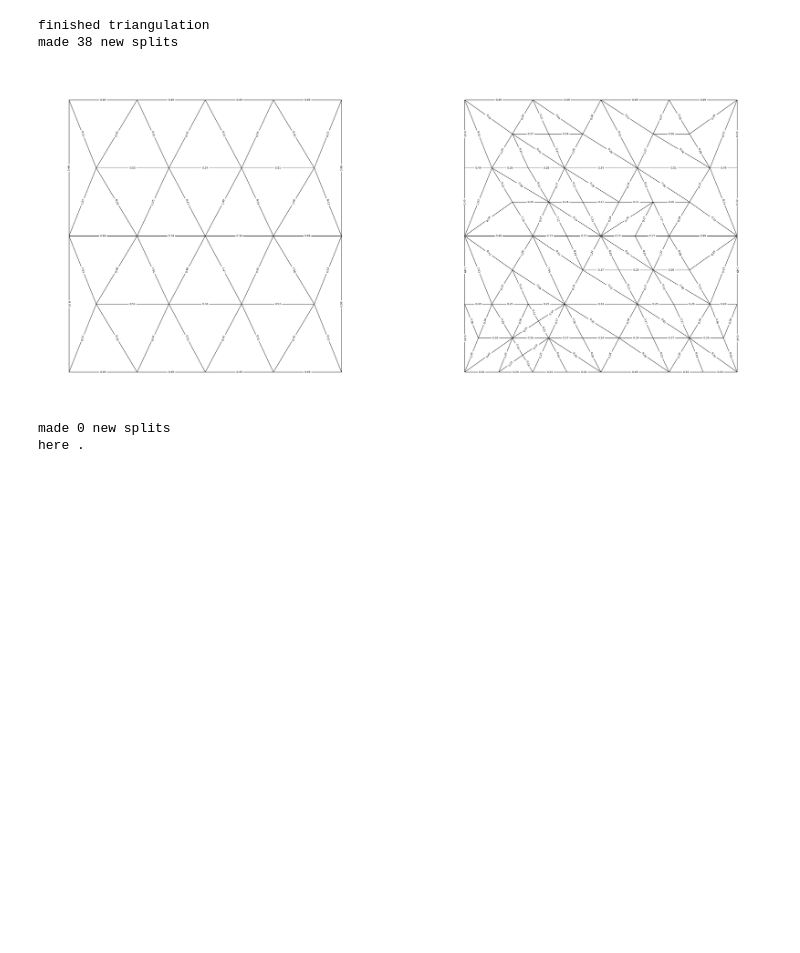
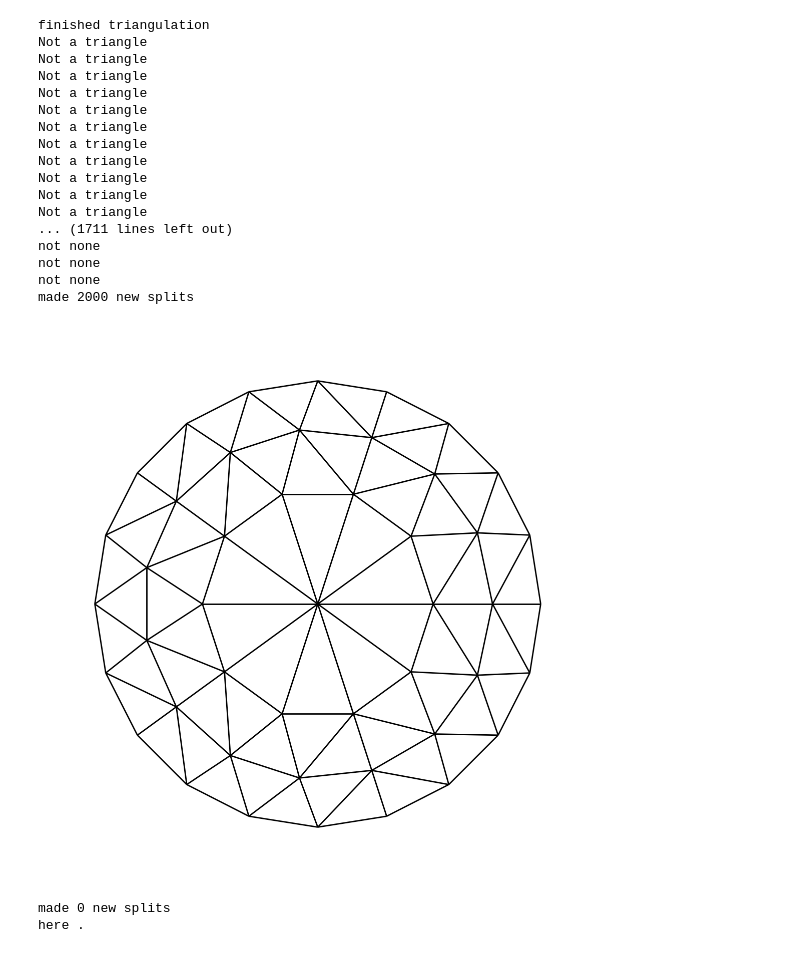
Before and after one commit to Whatisthisname/probabilistic-PDE-solver-on-manifold, a Jupyter notebook: app/metric2dist.ipynb, the cells around one changed output. Cells and saved outputs as stored; diff of their text form; code cells hidden in the pictures; blank space fills up the shorter version.

```diff
--- a/app/metric2dist.ipynb
+++ b/app/metric2dist.ipynb
@@ -5,11 +5,12 @@ import jax
 import jax.numpy as jnp
 import jax.scipy.integrate as inte
 
-n = 5
+n = 3
 inverse_density = 2 / n
 # make triangle grid
 normal_x_row = jnp.linspace(-1, 1, n)
 staggered_x_row = jnp.linspace(-1 + inverse_density / 2, 1 - inverse_density / 2, n - 1)
+# normal_y_column = ((jnp.linspace(-1, 1, n) + 1) ** 3) / (8 / 2) - 1
 normal_y_column = jnp.linspace(-1, 1, n)
 
 # now make the grid, taking alternating rows of the staggered grid and always the y column
@@ -47,9 +48,10 @@ edges = list(edges)
 
 from discrete_exterior_calculus import DEC, triangulate, metrics
 
-metric = metrics.projected_bell_metric
+metric = metrics.hyperbolic_metric
 
-mesh = DEC.Mesh(vertices=vertices, faces=triang.simplices, lazy=True)
+# mesh = DEC.Mesh(vertices=vertices, faces=triang.simplices, lazy=True)
+mesh = DEC.Mesh.from_obj("../meshes/small-disc.obj", lazy=True)
 
 
 distance_map = {}
@@ -57,56 +59,79 @@ for edge in edges:
     p1 = edge[0]
     p2 = edge[1]
 
-    distance = metrics.measure_distance(vertices[p1], vertices[p2], metric)
+    distance = metrics.measure_distance(
+        mesh.vertices[p1, [0, 2]], mesh.vertices[p2, [0, 2]], metric
+    )
     distance_map[triangulate.edge(p1, p2)] = distance
     graph.add_edge(p1, p2, weight=distance)
 
-pos = {i: point for i, point in enumerate(vertices)}
+pos = {i: point[[0, 2]] for i, point in enumerate(mesh.vertices)}
 
 # new_faces_and_lengths, new_vertices = triangulate.triangulate_mesh_with_edge_distances(
 #     mesh, distance_map
 # )
 new_faces_and_lengths, new_vertices = triangulate.add_distances_to_mesh_with_metric(
-    mesh, metric, max_subdivs=38
+    mesh, metric, max_subdivs=2000
 )
 new_graph = nx.Graph()
 added = set()
 for (a, b, c), (A, B, C) in new_faces_and_lengths.items():
     for i, j, dist in [(a, b, C), (b, c, A), (c, a, B)]:
         if (i, j) in added:
             continue
         added.add((i, j))
         new_graph.add_edge(i, j, weight=dist)
 
 new_pos = {i: point for i, point in enumerate(vertices)}
 
 new_mesh = DEC.Mesh(
     vertices=new_vertices, faces=list(new_faces_and_lengths.keys()), lazy=True
 )
 
 
 def draw_graph_with_edge_weights(ax, graph, position):
     ax.set_aspect("equal")
     nx.draw(graph, pos=position, with_labels=False, node_size=0, ax=ax)
-    edge_labels = {
-        key: str(value)[:4]
-        for key, value in nx.get_edge_attributes(graph, "weight").items()
-    }
-    nx.draw_networkx_edge_labels(
-        graph, position, edge_labels=edge_labels, ax=ax, font_size=8
-    )
+    # edge_labels = {
+    #     key: str(value)[:4]
+    #     for key, value in nx.get_edge_attributes(graph, "weight").items()
+    # }
+    # nx.draw_networkx_edge_labels(
+    #     graph, position, edge_labels=edge_labels, ax=ax, font_size=8
+    # )
 
 
-fig, ax = plt.subplots(1, 2, figsize=(40, 40), dpi=200)
+fig, ax = plt.subplots(1, 1, figsize=(7, 7), dpi=200)
+draw_graph_with_edge_weights(ax, graph, mesh.vertices[:, [0, 2]])
 
-draw_graph_with_edge_weights(ax[0], graph, vertices)
-draw_graph_with_edge_weights(ax[1], new_graph, new_vertices)
-
+# draw_graph_with_edge_weights(ax, new_graph, new_vertices)
+fig.savefig(
+    "../markdown/latex/images/hyperbolic_disc_before_refinement.png",
+    dpi=300,
+    transparent=True,
+    bbox_inches="tight",
+    pad_inches=0.1,
+)
 plt.show();
 # %% [output]
 finished triangulation
-made 38 new splits
+Not a triangle
+Not a triangle
+Not a triangle
+Not a triangle
+Not a triangle
+Not a triangle
+Not a triangle
+Not a triangle
+Not a triangle
+Not a triangle
+Not a triangle
+... (1711 lines left out)
+not none
+not none
+not none
+made 2000 new splits
-[figure, old version]
+[figure, new version]
 # %%
 original_faces_and_lengths, vertices = triangulate.add_distances_to_mesh_with_metric(
     mesh, metric, max_subdivs=0
```
Also changed, not shown: 32 other files.
